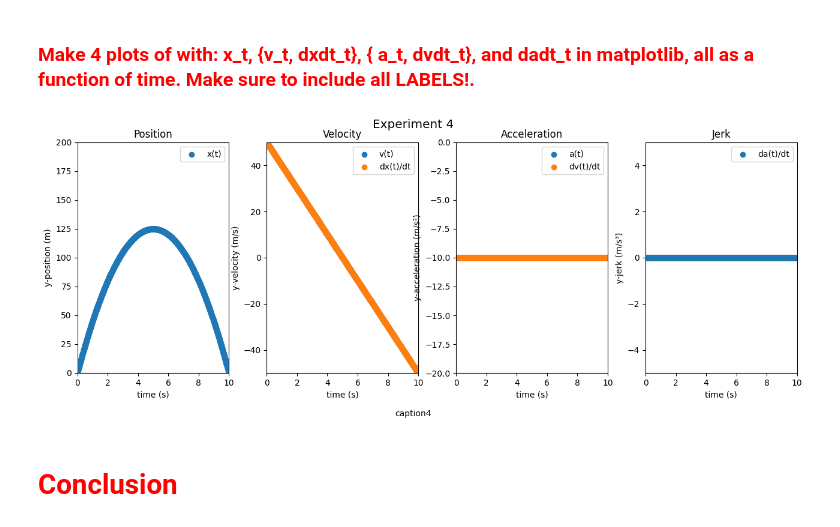
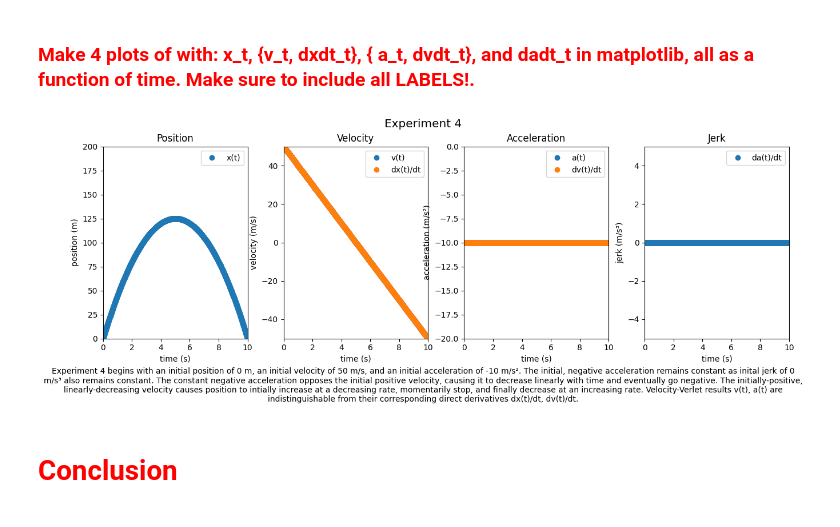
Before and after one commit to CalebAnderson22/PHY122, a Jupyter notebook: phy122_N1Lt.ipynb, the cells around one changed output. Cells and saved outputs as stored; diff of their text form; code cells hidden in the pictures.

```diff
--- a/phy122_N1Lt.ipynb
+++ b/phy122_N1Lt.ipynb
@@ -289,44 +295,48 @@ dadt_t4 = d(a_t4)/dt ## take numerical-derivative of the aforementioned accelera
 fig4, (ax14, ax24, ax34, ax44) = plt.subplots(1, 4)
 
 fig4.text(1, 1, "Experiment 4", ha='center', fontsize='x-large')
-fig4.subplots_adjust(hspace=0.01, wspace=0.25, right=2, top=0.95, bottom=0.15)
-caption4 = "caption4"
-caption_wrapped4 = textwrap.fill(caption4, width=40)
+fig4.subplots_adjust(hspace=0.01, wspace=0.25, right=2, top=0.93, bottom=0.23)
+caption4 = "Experiment 4 begins with an initial position of 0 m, an initial velocity of 50 m/s, and an initial acceleration of -10 m/s\u00b2."\
+            " The initial, negative acceleration remains constant as inital jerk of 0 m/s\u00b3 also remains constant."\
+            " The constant negative acceleration opposes the initial positive velocity, causing it to decrease linearly with time and eventually go negative."\
+            " The initially-positive, linearly-decreasing velocity causes position to intially increase at a decreasing rate, momentarily stop, and finally decrease at an increasing rate."\
+            " Velocity-Verlet results v(t), a(t) are indistinguishable from their corresponding direct derivatives dx(t)/dt, dv(t)/dt."
+caption_wrapped4 = textwrap.fill(caption4, width=200)
 fig4.text(1, 0, caption_wrapped4, ha='center')
 
 ax14.scatter(timeline, x_t4[:, 1], label="x(t)")
 ax14.set_title("Position")
 ax14.set_xlim(0, 10)
 ax14.set_ylim(0, 200)
 ax14.legend()
-ax14.set(xlabel="time (s)", ylabel="y-position (m)")
+ax14.set(xlabel="time (s)", ylabel="position (m)")
 
 ax24.scatter(timeline, v_t4[:, 1], label="v(t)")
 ax24.scatter(timeline, dxdt_t4[:, 1], label="dx(t)/dt")
 ax24.set_title("Velocity")
 ax24.set_xlim(0, 10)
 ax24.set_ylim(-50, 50)
 ax24.legend()
-ax24.set(xlabel="time (s)", ylabel="y-velocity (m/s)")
+ax24.set(xlabel="time (s)", ylabel="velocity (m/s)")
 
 ax34.scatter(timeline, a_t4[:, 1], label="a(t)")
 ax34.scatter(timeline, dvdt_t4[:, 1], label="dv(t)/dt")
 ax34.set_title("Acceleration")
 ax34.set_xlim(0, 10)
 ax34.set_ylim(-20, 0)
 ax34.legend()
-ax34.set(xlabel="time (s)", ylabel="y-acceleration (m/s\u00b2)")
+ax34.set(xlabel="time (s)", ylabel="acceleration (m/s\u00b2)")
 
 ax44.scatter( timeline, dadt_t4[:, 1], label="da(t)/dt")
 ax44.set_title("Jerk")
 ax44.set_xlim(0, 10)
 ax44.set_ylim(-5, 5)
-ax44.set(xlabel="time (s)", ylabel="y-jerk (m/s\u00b3)")
+ax44.set(xlabel="time (s)", ylabel="jerk (m/s\u00b3)")
 ax44.legend()
 
 fig4.show()
 # %% [output]
-[figure, old version]
+[figure, new version]
 # %% [markdown]
 #   <font color='Red'> **Conclusion** </font>
 # %% [markdown]
```
Also changed, not shown: parts of 4 cells of this notebook.
